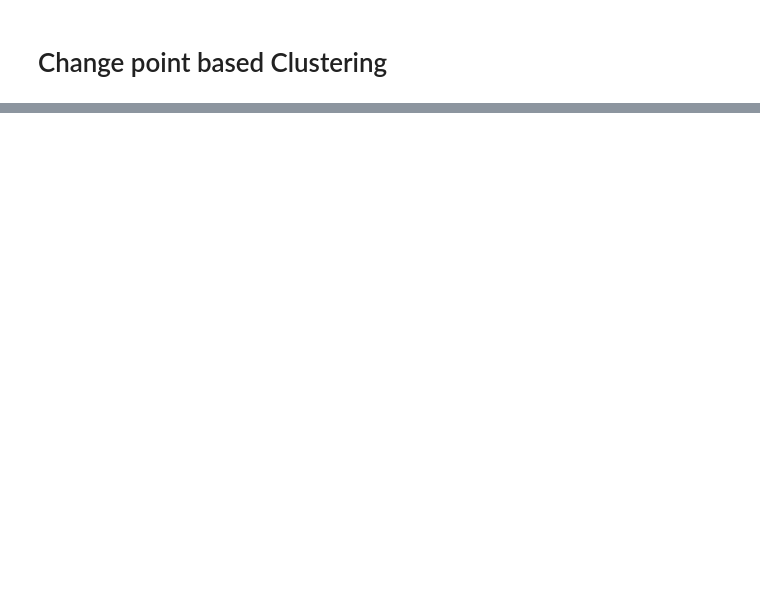
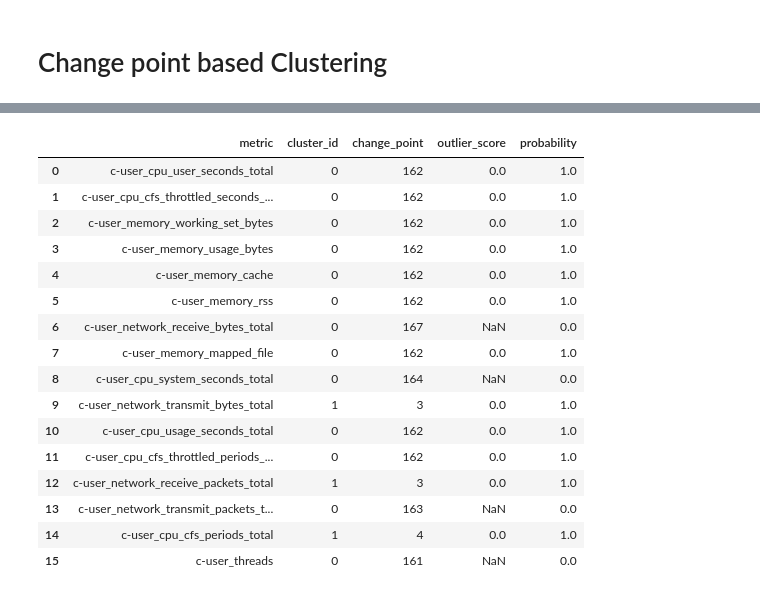
Before and after one commit to XuRepository/meltria-analyzer, a Jupyter notebook: notebooks/change_point_based_clustering.ipynb, the cells around one changed output, grey strips where cells are left out. Saved outputs shown, nothing was run; the diff lists cells and outputs as text; code cells hidden in the pictures; blank space fills up the shorter version.

```diff
--- a/notebooks/change_point_based_clustering.ipynb
+++ b/notebooks/change_point_based_clustering.ipynb
@@ -53,0 +113,95 @@ dataset.shape
+# %%
+data = cause_dataset
+n_bkps = 1
+
+metrics = data.columns.tolist()
+binseg = rpt.Binseg(model="normal", jump=1)
+change_points: list[int] = []
+for metric in metrics:
+    x = data[metric].to_numpy()
+    change_point = binseg.fit(scipy.stats.zscore(x)).predict(n_bkps=n_bkps)[0]
+    change_points.append(change_point)
+metric_to_bkp = {metric: bkp for metric, bkp in zip(metrics, change_points)}
+
+clusterer = hdbscan.HDBSCAN(
+    min_cluster_size=2,
+    metric="euclidean",
+    allow_single_cluster=True,
+    cluster_selection_method="leaf",
+    cluster_selection_epsilon=2.0,
+).fit(np.array([change_points]).T)
+
+with pd.option_context("display.max_rows", None, "display.max_columns", None):
+    display(pd.DataFrame(zip(metrics, clusterer.labels_, change_points, clusterer.outlier_scores_, clusterer.probabilities_), columns=["metric", "cluster_id", "change_point", "outlier_score", "probability"]))
+print("persistence", clusterer.cluster_persistence_)
+
+# def agglomerative_coefficient(x: np.ndarray, centroid: int) -> float:
+#     sse = int(np.sum((x - centroid) ** 2))
+#     return 1 / (1 + sse) * x.size  # cluster density * cluster size
+def agglomerative_coefficient(x: np.ndarray, centroid: int) -> float:
+    return x.size
+
+cluster_id_to_centroid = {
+    cluster_id: clusterer.weighted_cluster_centroid(cluster_id)[0]
+    for cluster_id in np.unique(clusterer.labels_)
+    if cluster_id != -1  # skip noise cluster
+}
+cluster_id_to_change_points: dict[int, list[int]] = defaultdict(list)
+clusters_with_centroid: dict[tuple[int, int], list[str]] = defaultdict(list)
+# print(list(zip(clusterer.labels_, metrics, change_points)))
+for cluster_id, metric, change_point, prob in zip(clusterer.labels_, metrics, change_points, clusterer.probabilities_):
+    if cluster_id == -1 or prob <= 0.5:  # skip noise features
+        continue
+    centroid = cluster_id_to_centroid[cluster_id]
+    clusters_with_centroid[(cluster_id, centroid)].append(metric)
+    cluster_id_to_change_points[cluster_id].append(change_point)
+
+# # choose a cluster having max metrics and the adjacent clusters
+# import pprint
+# for x in clusters_with_centroid.items():
+#     print(agglomerative_coefficient(np.array(cluster_id_to_change_points[x[0][0]], dtype=int), x[0][1]), x)
+
+max_cluster = min(clusters_with_centroid.items(), key=lambda x: abs(slis_bkp - x[0][1]))  # the nearest cluster the slis changepoint
+sorted_clusters = sorted(clusters_with_centroid.items(), key=lambda x: x[0][1])  # sort by change point centroid
+max_cluster_idx: int = [
+    i for i, ((cluster_id, cp), _) in enumerate(sorted_clusters) if max_cluster[0][0] == cluster_id
+][0]
+keep_clusters: list[int] = [max_cluster[0][0]]
+# for (cluster_id, change_point), _ in reversed(sorted_clusters[0:max_cluster_idx]):  # backward
+#     change_point_of_max_cluster = max_cluster[0][1]
+#     if abs(change_point - change_point_of_max_cluster) > 1:
+#         break
+#     keep_clusters.append(cluster_id)
+
+# for (cluster_id, change_point), _ in sorted_clusters[max_cluster_idx + 1 :]:  # forward
+#     change_point_of_max_cluster = max_cluster[0][1]
+#     if abs(change_point - change_point_of_max_cluster) > 1:
+#         break
+#     keep_clusters.append(cluster_id)
+
+keep_metrics: list[str] = list(
+    itertools.chain.from_iterable(
+        [clusters_with_centroid[(cluster, cluster_id_to_centroid[cluster])] for cluster in keep_clusters]
+    )
+)
+remove_metrics: list[str] = list(set(metrics) - set(keep_metrics))
+clustering_info: dict[str, list[str]] = {metric: [] for metric in keep_metrics}
+clustering_info, remove_metrics
+# %% [output]
+|  | metric | cluster_id | change_point | outlier_score | probability |
+| 0 | c-user_cpu_user_seconds_total | 0 | 162 | 0.0 | 1.0 |
+| 1 | c-user_cpu_cfs_throttled_seconds_... | 0 | 162 | 0.0 | 1.0 |
+| 2 | c-user_memory_working_set_bytes | 0 | 162 | 0.0 | 1.0 |
+| 3 | c-user_memory_usage_bytes | 0 | 162 | 0.0 | 1.0 |
+| 4 | c-user_memory_cache | 0 | 162 | 0.0 | 1.0 |
+| 5 | c-user_memory_rss | 0 | 162 | 0.0 | 1.0 |
+| 6 | c-user_network_receive_bytes_total | 0 | 167 | NaN | 0.0 |
+| 7 | c-user_memory_mapped_file | 0 | 162 | 0.0 | 1.0 |
+| 8 | c-user_cpu_system_seconds_total | 0 | 164 | NaN | 0.0 |
+| 9 | c-user_network_transmit_bytes_total | 1 | 3 | 0.0 | 1.0 |
+| 10 | c-user_cpu_usage_seconds_total | 0 | 162 | 0.0 | 1.0 |
+| 11 | c-user_cpu_cfs_throttled_periods_... | 0 | 162 | 0.0 | 1.0 |
+| 12 | c-user_network_receive_packets_total | 1 | 3 | 0.0 | 1.0 |
+| 13 | c-user_network_transmit_packets_t... | 0 | 163 | NaN | 0.0 |
+| 14 | c-user_cpu_cfs_periods_total | 1 | 4 | 0.0 | 1.0 |
+| 15 | c-user_threads | 0 | 161 | NaN | 0.0 |
```
Also changed, not shown: parts of 10 cells of this notebook, 2 other files.
